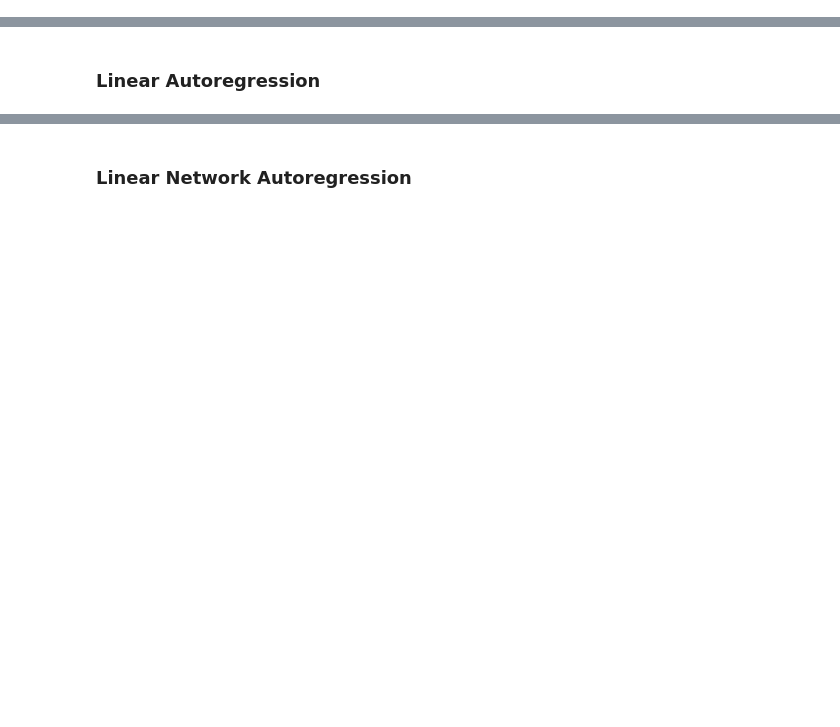
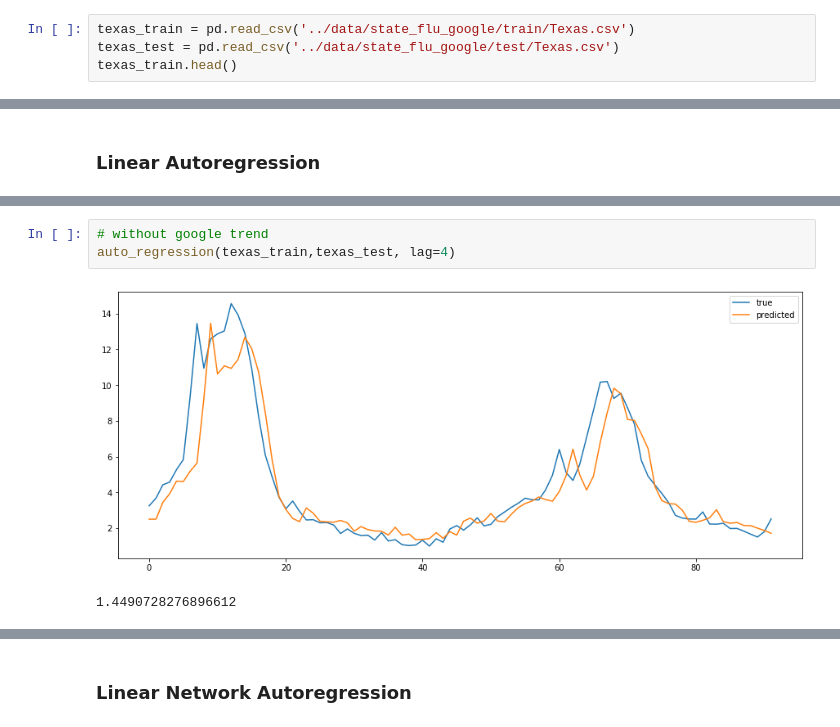
Before and after one commit to FiveSixSenvenEight/109B_flu_prediction, a Jupyter notebook: 02-analysis/baseline&AR.ipynb, the cells around one changed output, grey strips where cells are left out. Saved outputs shown, nothing was run; the diff lists cells and outputs as text; blank space fills up the shorter version.

```diff
--- a/02-analysis/baseline&AR.ipynb
+++ b/02-analysis/baseline&AR.ipynb
@@ -67,0 +50,4 @@ newyork_google.head()
+# %%
+texas_train = pd.read_csv('../data/state_flu_google/train/Texas.csv')
+texas_test = pd.read_csv('../data/state_flu_google/test/Texas.csv')
+texas_train.head()
@@ -243,0 +176,6 @@ RMSE:  1.9372087306191614
+# %%
+# without google trend
+auto_regression(texas_train,texas_test, lag=4)
+# %% [output]
+[figure, added]
+1.4490728276896612
```
Also changed, not shown: parts of 75 cells of this notebook, 2 other files.
